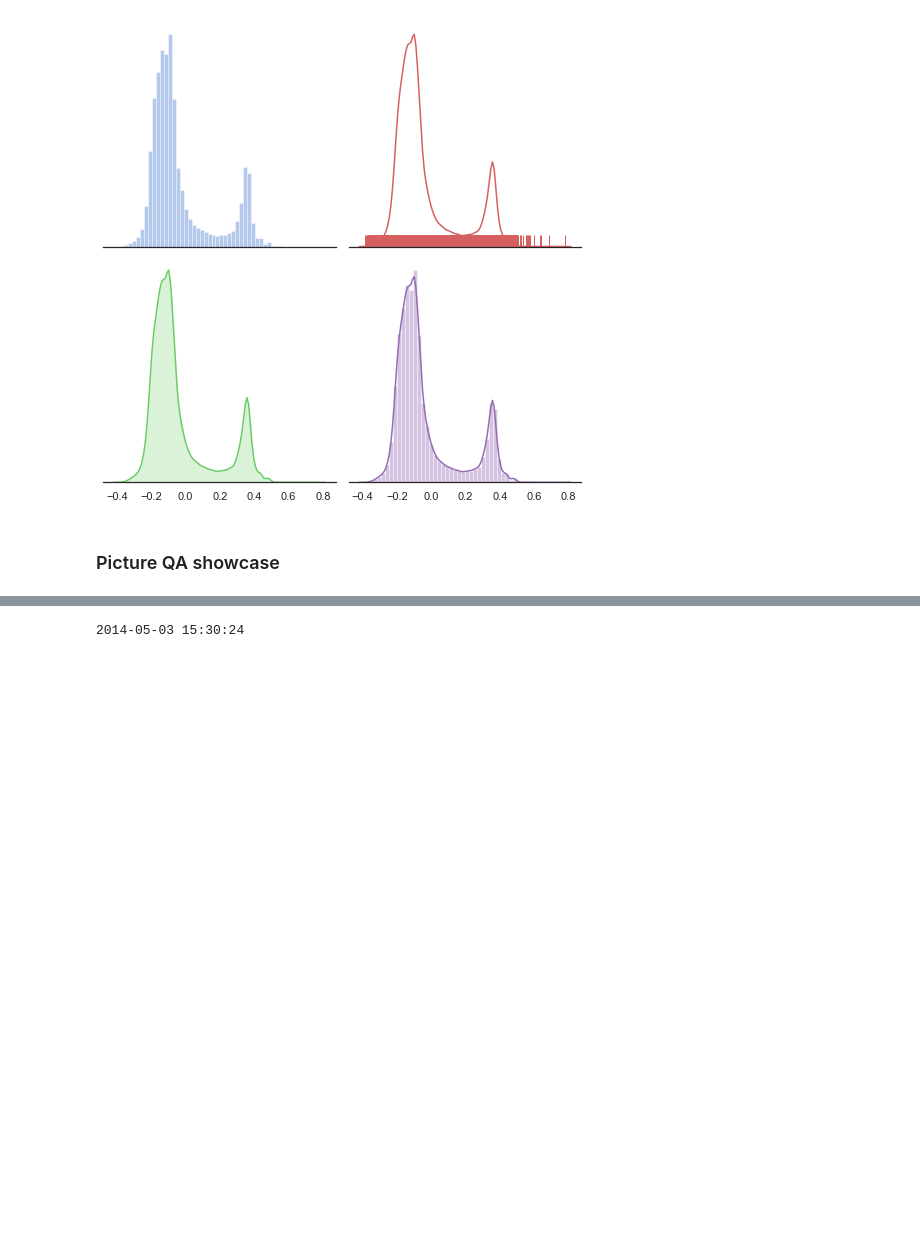
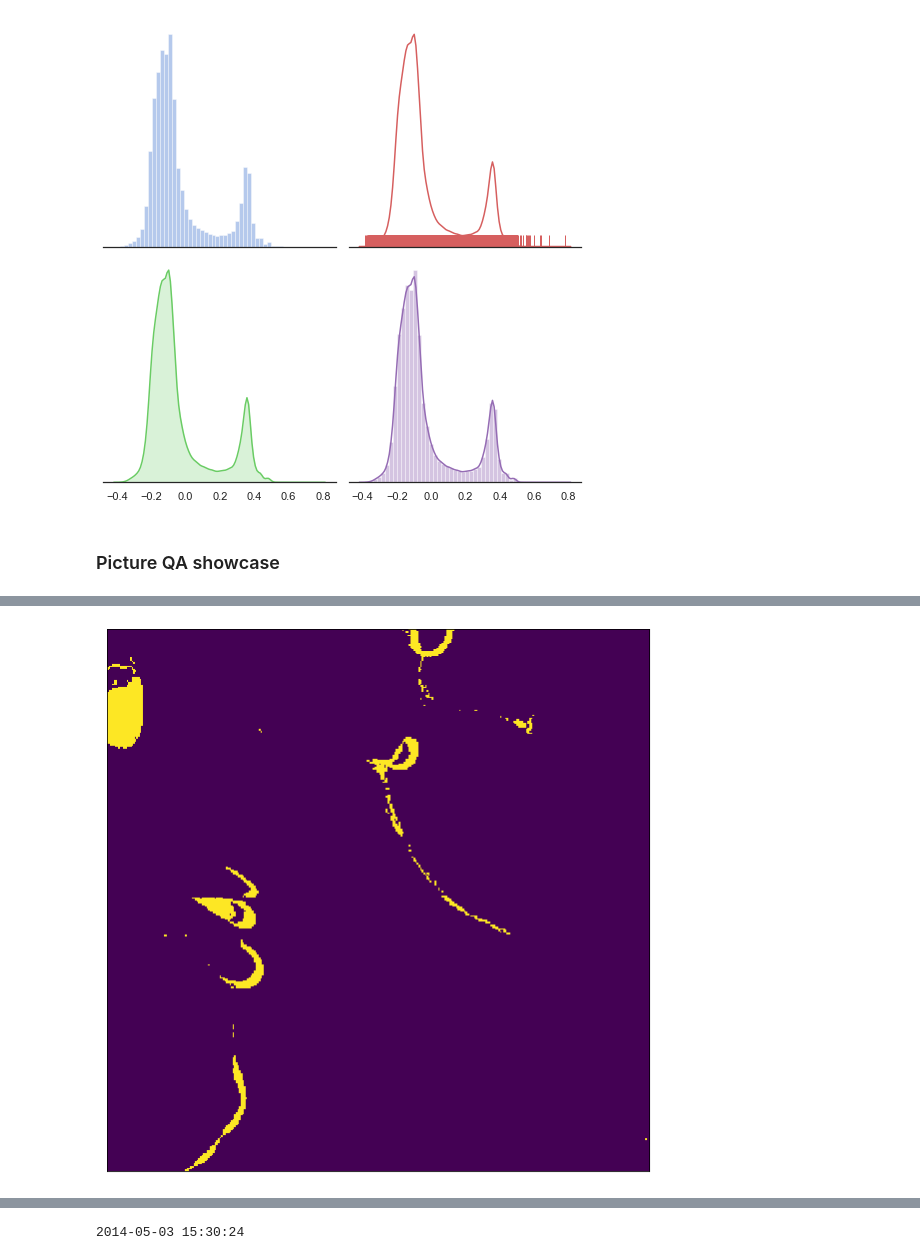
Before and after one commit to kakacper1/Greenland-water_features_mapping, a Jupyter notebook: notebooks/3_data_mining/C0. Data distributribution LANDSAT 8 + picture showcase.ipynb, the cells around one changed output, grey strips where cells are left out. Saved outputs shown, nothing was run; the diff lists cells and outputs as text; code cells hidden in the pictures; blank space fills up the shorter version.

```diff
--- a/notebooks/3_data_mining/C0. Data distributribution LANDSAT 8 + picture showcase.ipynb
+++ b/notebooks/3_data_mining/C0. Data distributribution LANDSAT 8 + picture showcase.ipynb
@@ -405,0 +411,3 @@ Ploting...
+# %%
+plot_utils.plot_single_mask_LANDSAT_8(eo_patch, data_acces_name = 'WATER_MASK_ST_025', band_idx=0, datetime_idx=15)
+# %% [output]
@@ -405,0 +415 @@ Ploting...
+[figure, added]
```
Also changed, not shown: parts of 14 cells of this notebook, 39 other files.
